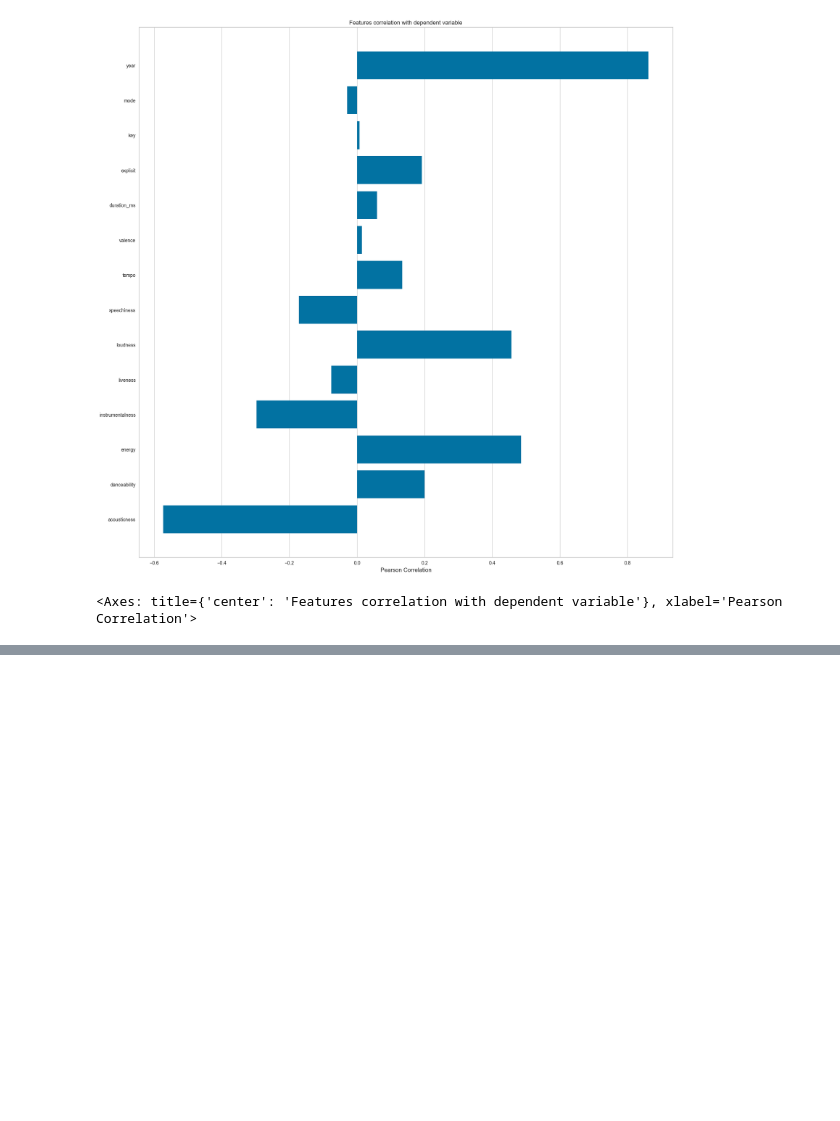
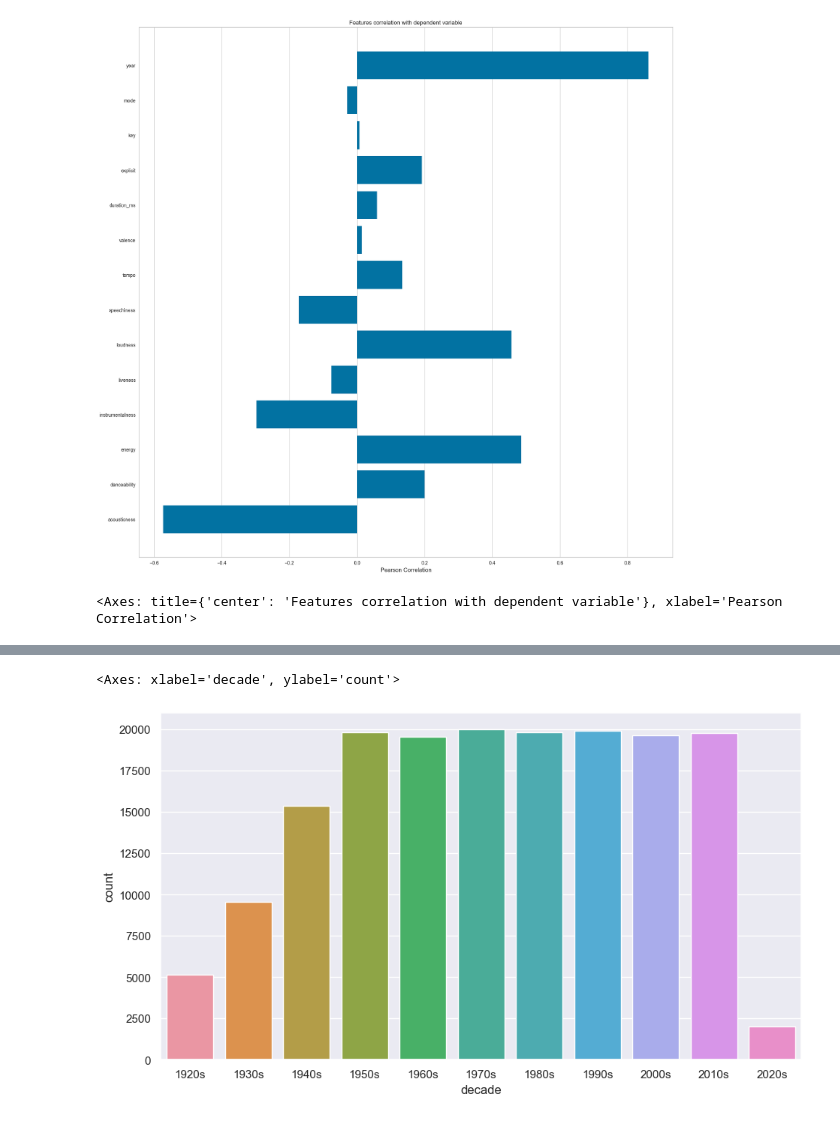
Before and after one commit to Sanidhya-1/AI-Music-Recommender, a Jupyter notebook: Untitled.ipynb, the cells around one changed output, grey strips where cells are left out. Drawn from its saved outputs; the diff is of its cells as text; code cells hidden in the pictures; blank space fills up the shorter version.

Commit message:
added the visualization for amount of music created decade wise

```diff
--- a/Untitled.ipynb
+++ b/Untitled.ipynb
@@ -63,0 +68,12 @@ visualizer.show()
+# %%
+def get_fromatted_year(year):
+    if(year<1920):
+        return "1910s"
+    get_period = int(year/10)*10
+    decade = '{}s'.format(get_period)
+    return decade
+
+csvData['decade'] = csvData['year'].apply(get_fromatted_year)
+# %%
+sns.set(rc={'figure.figsize':(11,6)})
+csvData.info()
@@ -63,0 +98,6 @@ visualizer.show()
+# %%
+#sns.countplot(csvData['decade'])
+sns.countplot(data=csvData['decade'], x=csvData['decade'])   #
+# %% [output]
+<Axes: xlabel='decade', ylabel='count'>
+[figure, added]
```
Also changed, not shown: parts of 3 cells of this notebook.
